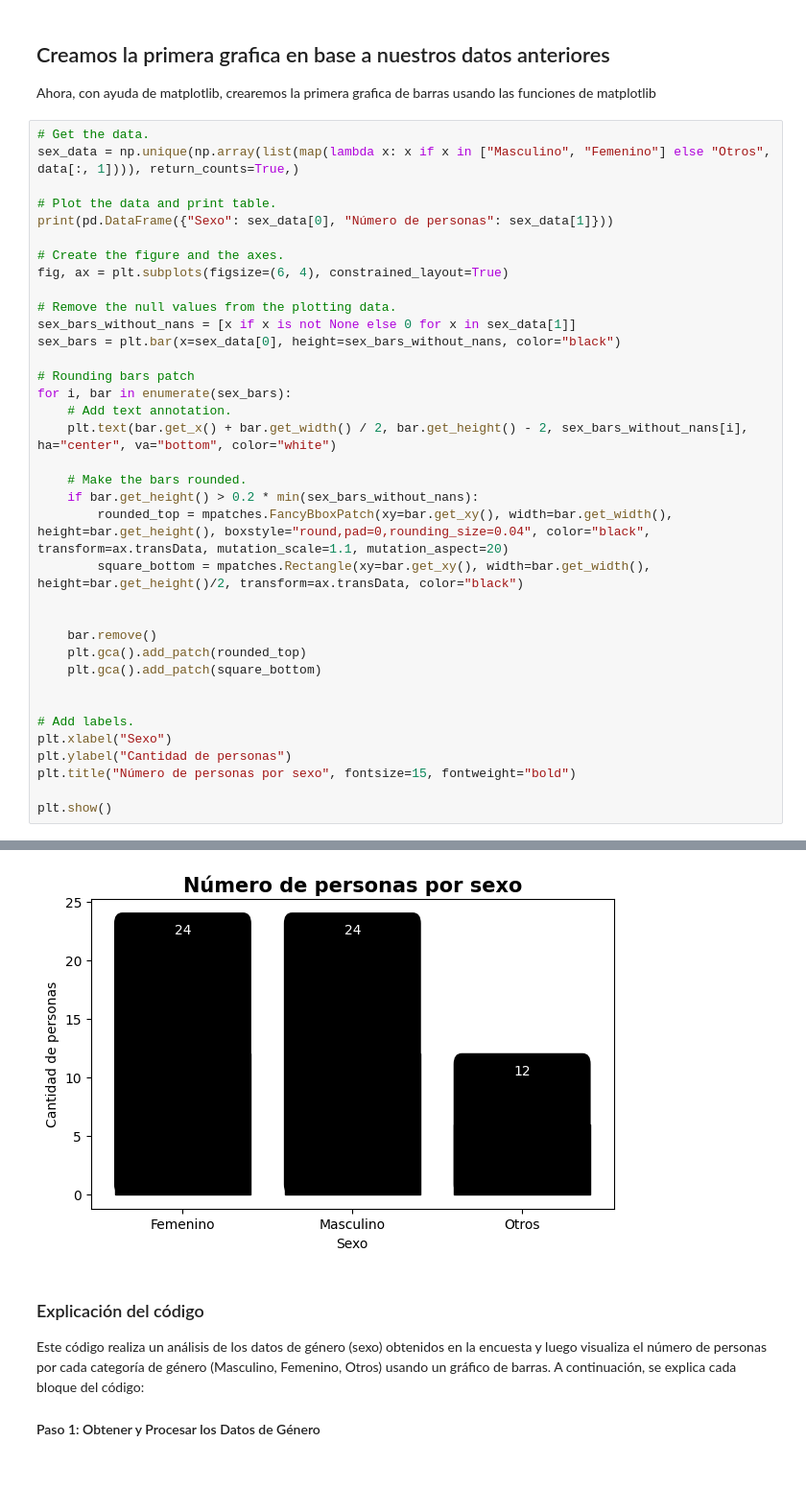
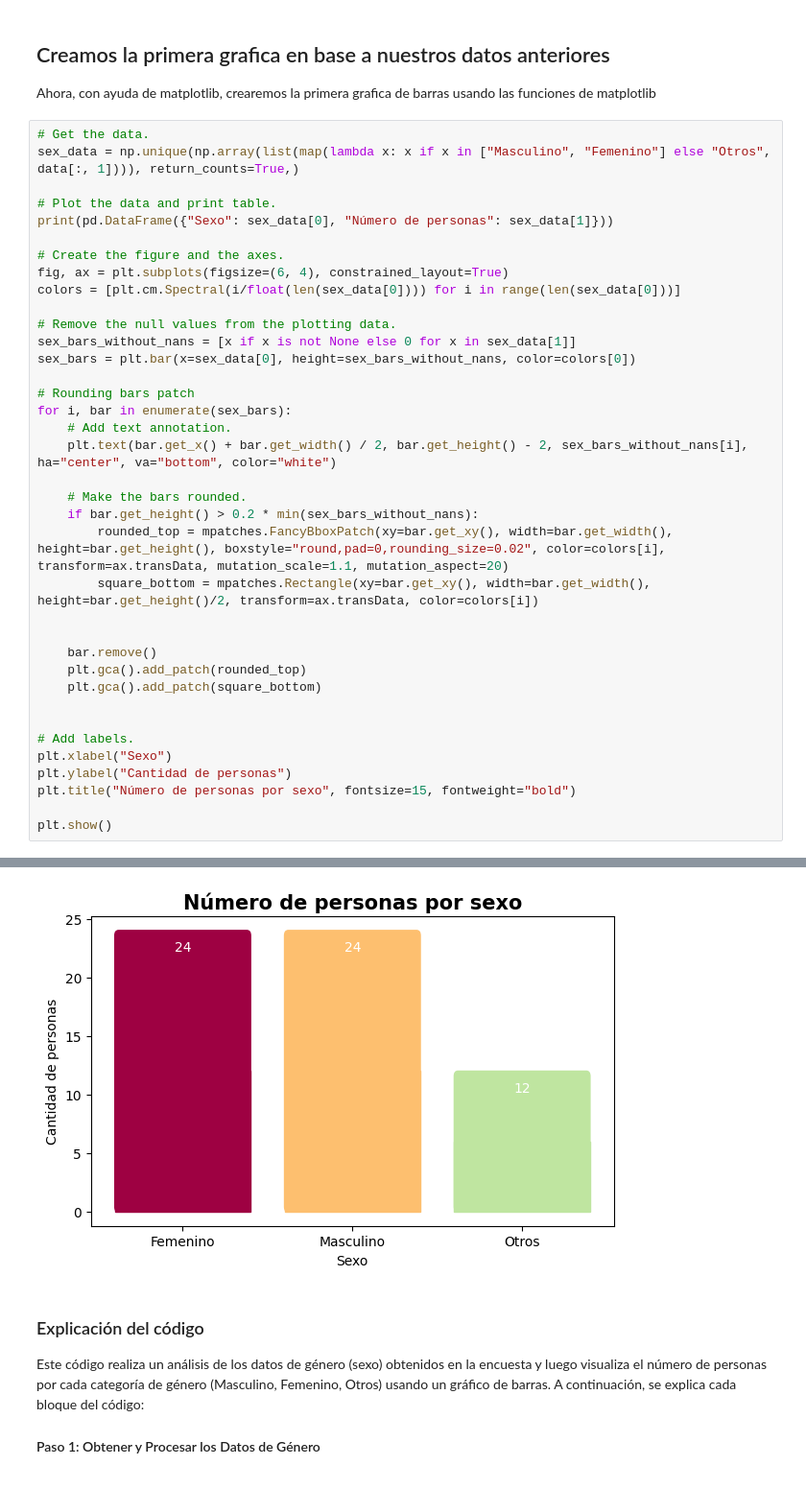
Before and after one commit to Chere3/maizteca_analisis, a Jupyter notebook: main.ipynb, the cells around one changed output, grey strips where cells are left out. Shown at 96% size. Cells and saved outputs as stored; diff of their text form.

```diff
--- a/main.ipynb
+++ b/main.ipynb
@@ -54,39 +56,40 @@ print(pd.DataFrame({"Sexo": sex_data[0], "Número de personas": sex_data[1]}))
 
 # Create the figure and the axes.
 fig, ax = plt.subplots(figsize=(6, 4), constrained_layout=True)
+colors = [plt.cm.Spectral(i/float(len(sex_data[0]))) for i in range(len(sex_data[0]))]
 
 # Remove the null values from the plotting data.
 sex_bars_without_nans = [x if x is not None else 0 for x in sex_data[1]]
-sex_bars = plt.bar(x=sex_data[0], height=sex_bars_without_nans, color="black")
+sex_bars = plt.bar(x=sex_data[0], height=sex_bars_without_nans, color=colors[0])
 
 # Rounding bars patch
 for i, bar in enumerate(sex_bars):
     # Add text annotation.
     plt.text(bar.get_x() + bar.get_width() / 2, bar.get_height() - 2, sex_bars_without_nans[i], ha="center", va="bottom", color="white")
 
     # Make the bars rounded.
     if bar.get_height() > 0.2 * min(sex_bars_without_nans):
-        rounded_top = mpatches.FancyBboxPatch(xy=bar.get_xy(), width=bar.get_width(), height=bar.get_height(), boxstyle="round,pad=0,rounding_size=0.04", color="black", transform=ax.transData, mutation_scale=1.1, mutation_aspect=20)
-        square_bottom = mpatches.Rectangle(xy=bar.get_xy(), width=bar.get_width(), height=bar.get_height()/2, transform=ax.transData, color="black")
+        rounded_top = mpatches.FancyBboxPatch(xy=bar.get_xy(), width=bar.get_width(), height=bar.get_height(), boxstyle="round,pad=0,rounding_size=0.02", color=colors[i], transform=ax.transData, mutation_scale=1.1, mutation_aspect=20)
+        square_bottom = mpatches.Rectangle(xy=bar.get_xy(), width=bar.get_width(), height=bar.get_height()/2, transform=ax.transData, color=colors[i])
 
 
     bar.remove()
     plt.gca().add_patch(rounded_top)
     plt.gca().add_patch(square_bottom)
 
 
 # Add labels.
 plt.xlabel("Sexo")
 plt.ylabel("Cantidad de personas")
 plt.title("Número de personas por sexo", fontsize=15, fontweight="bold")
 
 plt.show()
 # %% [output]
         Sexo  Número de personas
 0   Femenino                  24
 1  Masculino                  24
 2      Otros                  12
-[figure, old version]
+[figure, new version]
 # %% [markdown]
 ### Explicación del código
 Este código realiza un análisis de los datos de género (sexo) obtenidos en la encuesta y luego visualiza el número de personas por cada categoría de género (Masculino, Femenino, Otros) usando un gráfico de barras. A continuación, se explica cada bloque del código:
```
Also changed, not shown: parts of 3 cells of this notebook, 1 other file.
